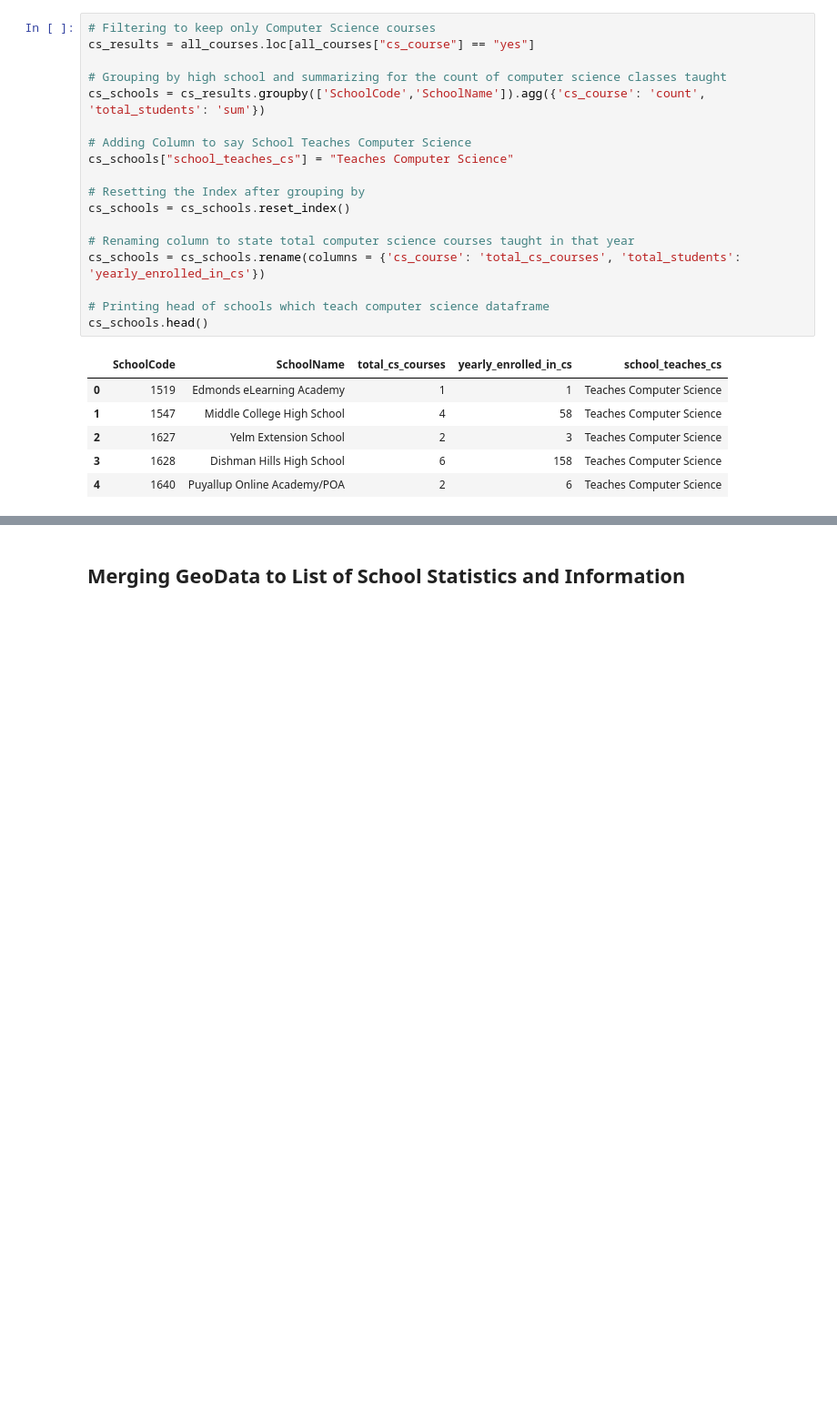
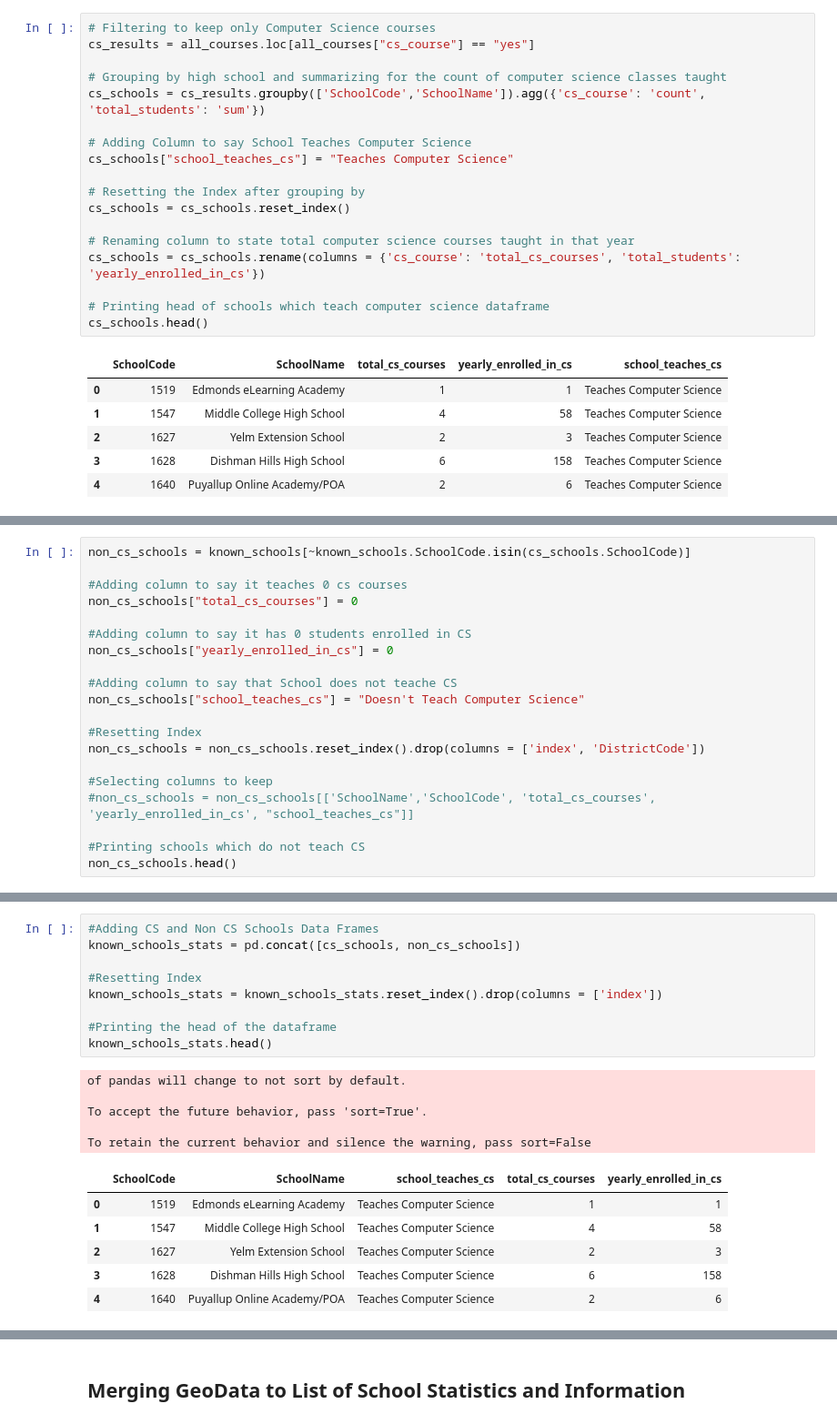
Before and after one commit to codeandcognition/CS_High_School_Education_WA, a Jupyter notebook: Stage_2_Preparing_Visualization_Dataset.ipynb, the cells around one changed output, grey strips where cells are left out. Shown at 91% size. Saved outputs shown, nothing was run; the diff lists cells and outputs as text; blank space fills up the shorter version.

```diff
--- a/Stage_2_Preparing_Visualization_Dataset.ipynb
+++ b/Stage_2_Preparing_Visualization_Dataset.ipynb
@@ -328,0 +347,20 @@ wa_school_geo_data.head()
+# %%
+non_cs_schools = known_schools[~known_schools.SchoolCode.isin(cs_schools.SchoolCode)]
+
+#Adding column to say it teaches 0 cs courses
+non_cs_schools["total_cs_courses"] = 0
+
+#Adding column to say it has 0 students enrolled in CS
+non_cs_schools["yearly_enrolled_in_cs"] = 0
+
+#Adding column to say that School does not teache CS
+non_cs_schools["school_teaches_cs"] = "Doesn't Teach Computer Science"
+
+#Resetting Index
+non_cs_schools = non_cs_schools.reset_index().drop(columns = ['index', 'DistrictCode'])
+
+#Selecting columns to keep
+#non_cs_schools = non_cs_schools[['SchoolName','SchoolCode', 'total_cs_courses', 'yearly_enrolled_in_cs', "school_teaches_cs"]]
+
+#Printing schools which do not teach CS
+non_cs_schools.head()
@@ -328,0 +393,21 @@ wa_school_geo_data.head()
+# %%
+#Adding CS and Non CS Schools Data Frames
+known_schools_stats = pd.concat([cs_schools, non_cs_schools])
+
+#Resetting Index
+known_schools_stats = known_schools_stats.reset_index().drop(columns = ['index'])
+
+#Printing the head of the dataframe
+known_schools_stats.head()
+# %% [output]
+of pandas will change to not sort by default.
+
+To accept the future behavior, pass 'sort=True'.
+
+To retain the current behavior and silence the warning, pass sort=False
+|  | SchoolCode | SchoolName | school_teaches_cs | total_cs_courses | yearly_enrolled_in_cs |
+| 0 | 1519 | Edmonds eLearning Academy | Teaches Computer Science | 1 | 1 |
+| 1 | 1547 | Middle College High School | Teaches Computer Science | 4 | 58 |
+| 2 | 1627 | Yelm Extension School | Teaches Computer Science | 2 | 3 |
+| 3 | 1628 | Dishman Hills High School | Teaches Computer Science | 6 | 158 |
+| 4 | 1640 | Puyallup Online Academy/POA | Teaches Computer Science | 2 | 6 |
```
Also changed, not shown: parts of 77 cells of this notebook, 5 other files.
